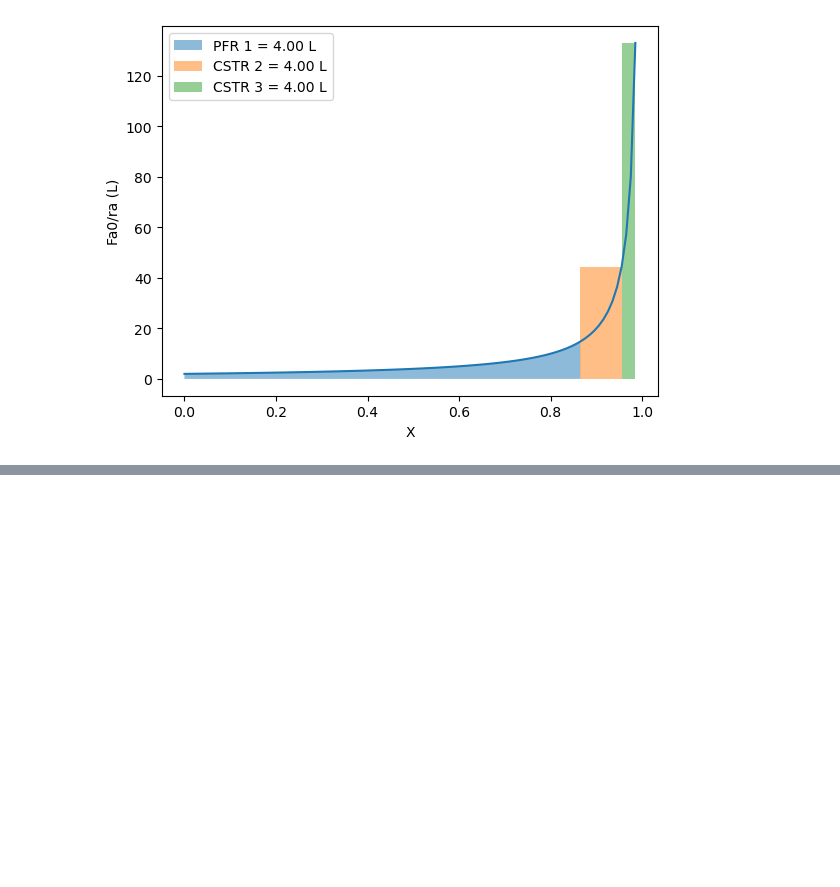
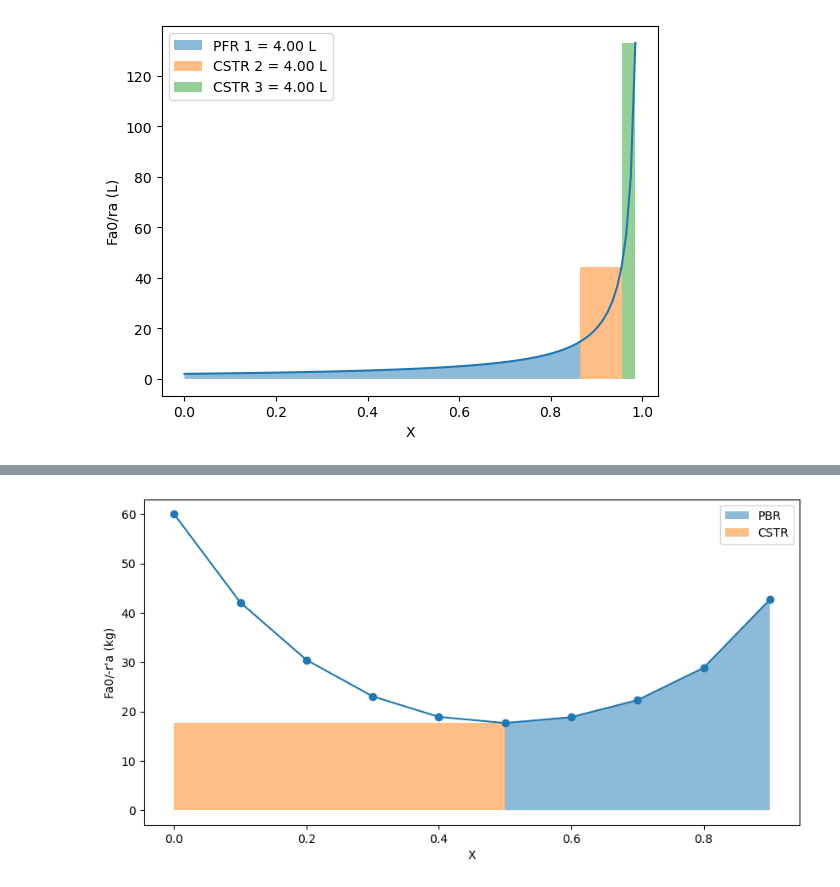
Before and after one commit to SysBioengLab/IIQ2113-Chemical-reactor-design, a Jupyter notebook: Ayudantias/ayu2_DisenoBatchContinuo.ipynb, the cells around one changed output, grey strips where cells are left out. Saved outputs shown, nothing was run; the diff lists cells and outputs as text; code cells hidden in the pictures; blank space fills up the shorter version.

```diff
--- a/Ayudantias/ayu2_DisenoBatchContinuo.ipynb
+++ b/Ayudantias/ayu2_DisenoBatchContinuo.ipynb
@@ -142,0 +207,12 @@ plt.legend()
+# %%
+fig, ax = plt.subplots(figsize=(10, 5))
+ax.plot(df_n2['X'], df_n2['fa0_sobre_neg_ra'], marker='o', linestyle='-')
+ax.set_xlabel('X')
+ax.set_ylabel("Fa0/-r'a (kg)")
+
+ax.fill_between(df_n2.loc[5:,'X'], df_n2.loc[5:,'fa0_sobre_neg_ra'], alpha=0.5, label='PBR')
+ax.fill_between(df_n2.loc[:5,'X'], 0, df_n2.loc[5,'fa0_sobre_neg_ra'], alpha=0.5, label='CSTR')
+ax.legend()
+fig.savefig('data_plots/diseno_batch_continuo_2_2.pdf', transparent = True)
+# %% [output]
+[figure, added]
```
Also changed, not shown: parts of 9 cells of this notebook, 6 other files.
